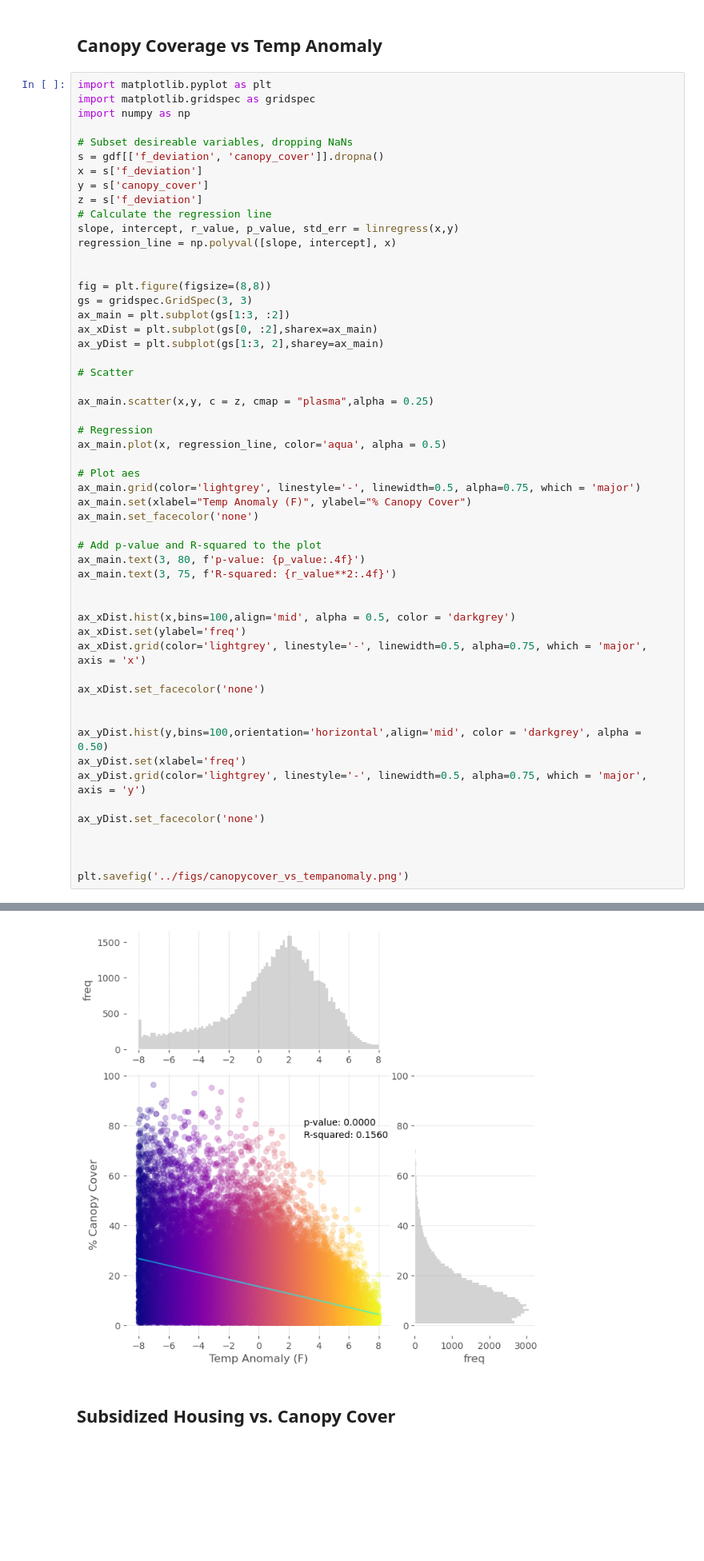
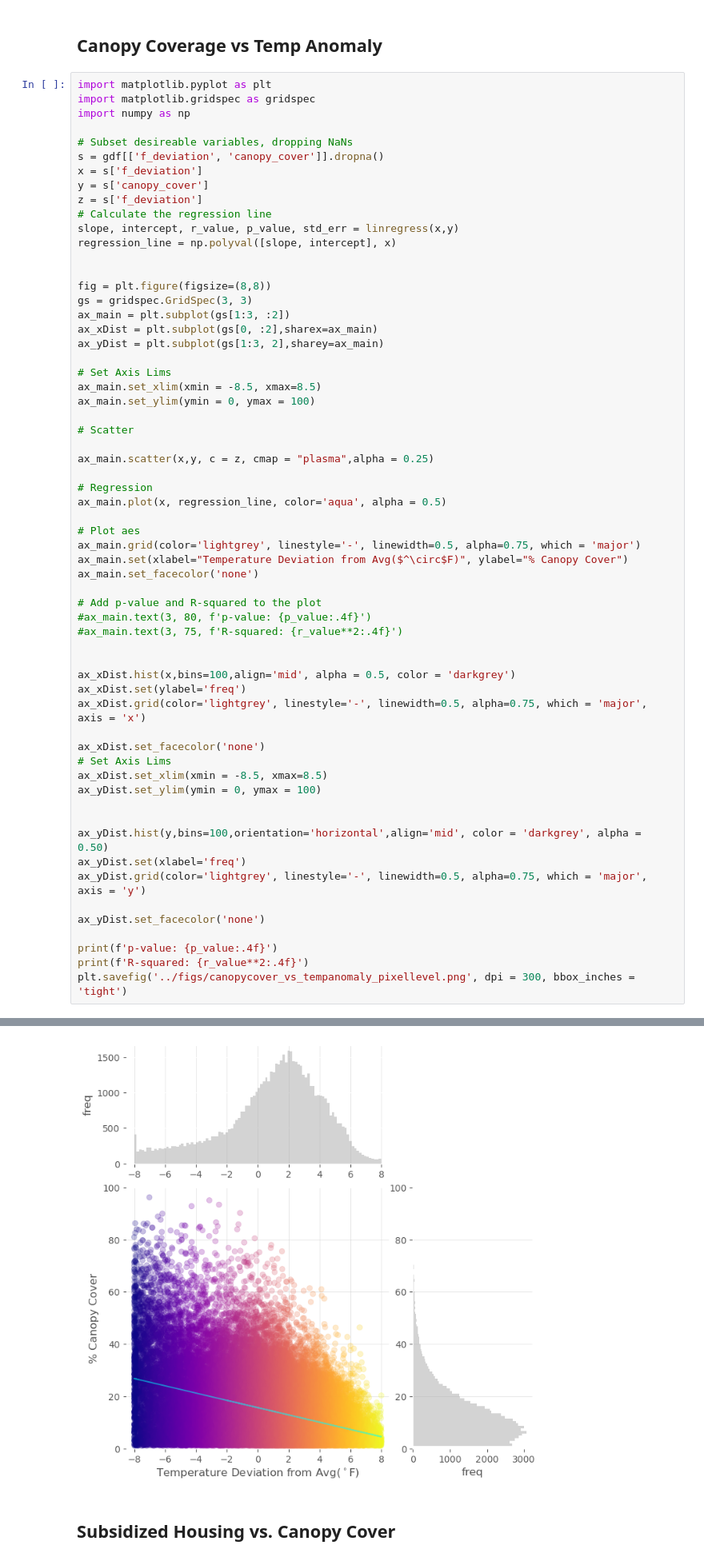
Before and after one commit to eihwood/nyc-affordable-housing, a Jupyter notebook: src/Regress Tree Data with NYC Temperature Anomalies.ipynb, the cells around one changed output, grey strips where cells are left out. Shown: that part at 80% size. Drawn from its saved outputs; the diff is of its cells as text; blank space fills up the shorter version.

Commit message:
minor figure and coding alterations

```diff
--- a/src/Regress Tree Data with NYC Temperature Anomalies.ipynb
+++ b/src/Regress Tree Data with NYC Temperature Anomalies.ipynb
@@ -247,6 +247,10 @@ ax_main = plt.subplot(gs[1:3, :2])
 ax_xDist = plt.subplot(gs[0, :2],sharex=ax_main)
 ax_yDist = plt.subplot(gs[1:3, 2],sharey=ax_main)
 
+# Set Axis Lims
+ax_main.set_xlim(xmin = -8.5, xmax=8.5)
+ax_main.set_ylim(ymin = 0, ymax = 100)
+
 # Scatter
 
 ax_main.scatter(x,y, c = z, cmap = "plasma",alpha = 0.25)
@@ -256,12 +260,12 @@ ax_main.plot(x, regression_line, color='aqua', alpha = 0.5)
 
 # Plot aes
 ax_main.grid(color='lightgrey', linestyle='-', linewidth=0.5, alpha=0.75, which = 'major')
-ax_main.set(xlabel="Temp Anomaly (F)", ylabel="% Canopy Cover")
+ax_main.set(xlabel="Temperature Deviation from Avg($^\circ$F)", ylabel="% Canopy Cover")
 ax_main.set_facecolor('none')
 
 # Add p-value and R-squared to the plot
-ax_main.text(3, 80, f'p-value: {p_value:.4f}')
-ax_main.text(3, 75, f'R-squared: {r_value**2:.4f}')
+#ax_main.text(3, 80, f'p-value: {p_value:.4f}')
+#ax_main.text(3, 75, f'R-squared: {r_value**2:.4f}')
 
 
 ax_xDist.hist(x,bins=100,align='mid', alpha = 0.5, color = 'darkgrey')
@@ -269,6 +273,9 @@ ax_xDist.set(ylabel='freq')
 ax_xDist.grid(color='lightgrey', linestyle='-', linewidth=0.5, alpha=0.75, which = 'major', axis = 'x')
 
 ax_xDist.set_facecolor('none')
+# Set Axis Lims
+ax_xDist.set_xlim(xmin = -8.5, xmax=8.5)
+ax_yDist.set_ylim(ymin = 0, ymax = 100)
 
 
 ax_yDist.hist(y,bins=100,orientation='horizontal',align='mid', color = 'darkgrey', alpha = 0.50)
@@ -277,7 +284,7 @@ ax_yDist.grid(color='lightgrey', linestyle='-', linewidth=0.5, alpha=0.75, which
 
 ax_yDist.set_facecolor('none')
 
-
-
-plt.savefig('../figs/canopycover_vs_tempanomaly.png')
+print(f'p-value: {p_value:.4f}')
+print(f'R-squared: {r_value**2:.4f}')
+plt.savefig('../figs/canopycover_vs_tempanomaly_pixellevel.png', dpi = 300, bbox_inches = 'tight')
 # %% [output]
@@ -284,4 +293,4 @@ plt.savefig('../figs/canopycover_vs_tempanomaly.png')
-[figure, old version]
+[figure, new version]
 # %% [markdown]
 ## Subsidized Housing vs. Canopy Cover
 # %%
```
Also changed, not shown: parts of 1 cell of this notebook, 7 other files.
